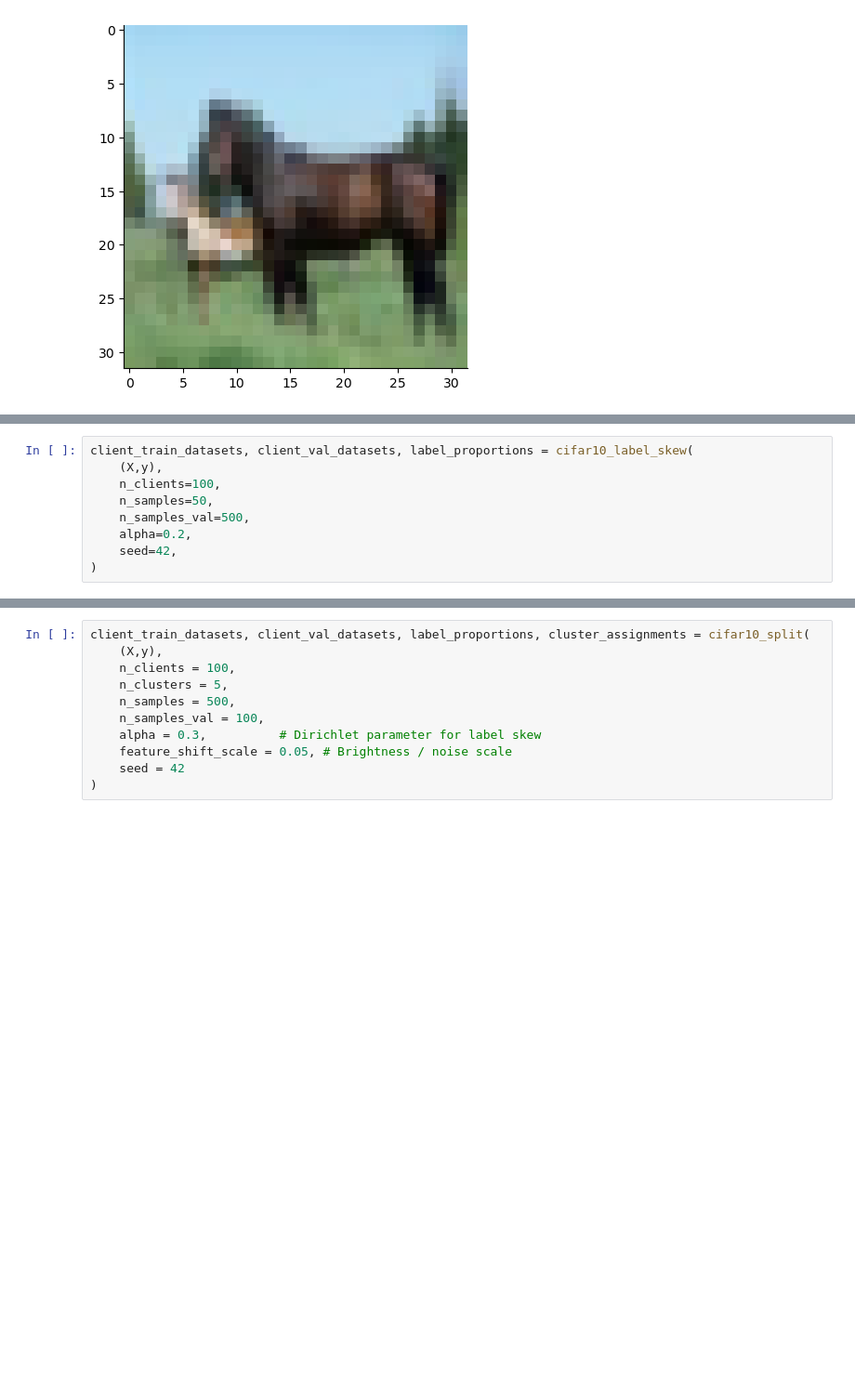
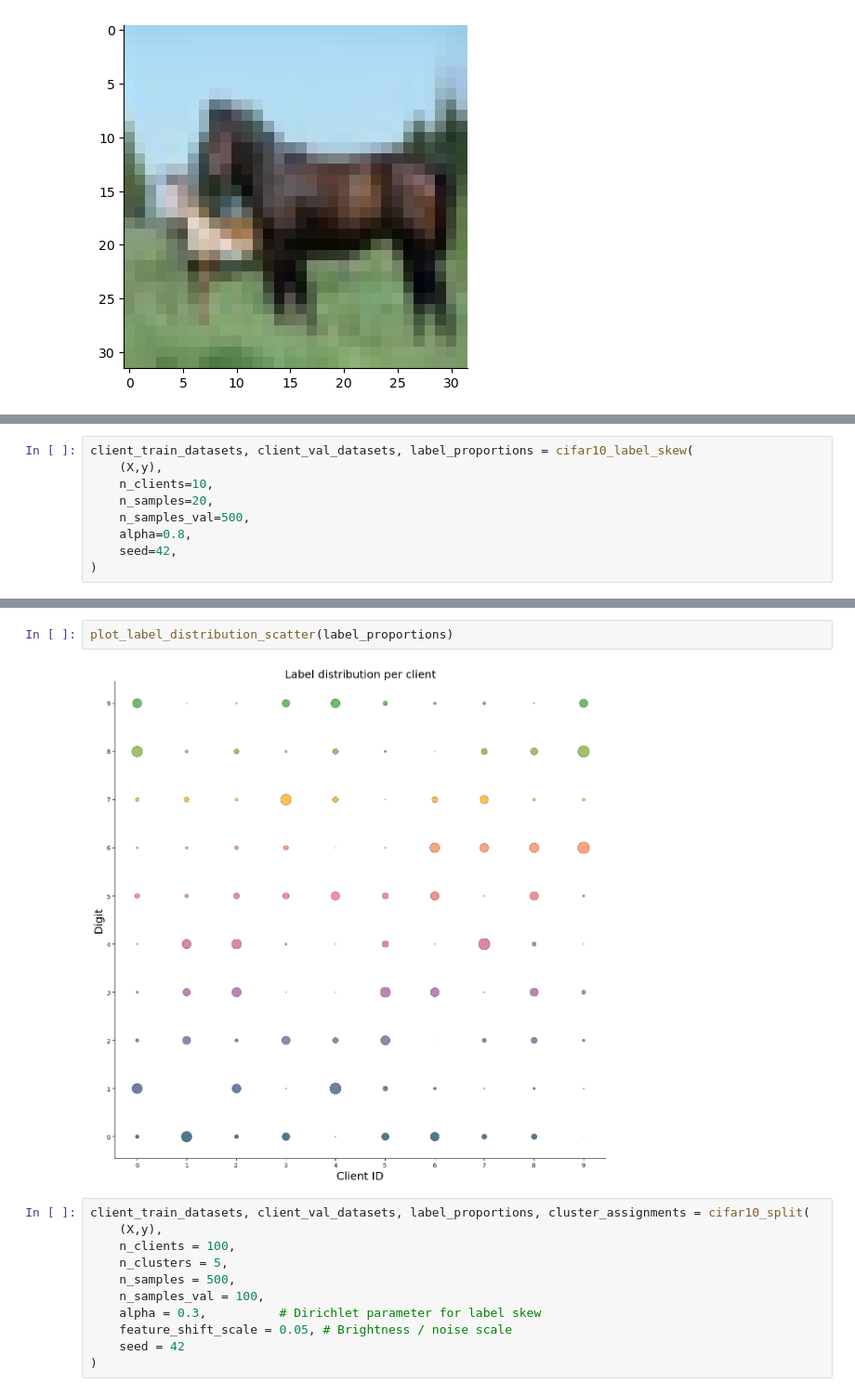
Before and after one commit to shamPJ/PersFL, a Jupyter notebook: persFL-Copy1.ipynb, the cells around one changed output, grey strips where cells are left out. Shown at 93% size. Saved outputs shown, nothing was run; the diff lists cells and outputs as text; blank space fills up the shorter version.

```diff
--- a/persFL-Copy1.ipynb
+++ b/persFL-Copy1.ipynb
@@ -2074,9 +2132,9 @@ def cifar10_label_skew(
 # %%
 client_train_datasets, client_val_datasets, label_proportions = cifar10_label_skew(
     (X,y),
-    n_clients=100,
-    n_samples=50,
+    n_clients=10,
+    n_samples=20,
     n_samples_val=500,
-    alpha=0.2,
+    alpha=0.8,
     seed=42,
 )
@@ -2226,3 +2141,7 @@ def cifar10_split(
+# %%
+plot_label_distribution_scatter(label_proportions)
+# %% [output]
+[figure, added]
 # %%
 client_train_datasets, client_val_datasets, label_proportions, cluster_assignments = cifar10_split(
     (X,y),
```
Also changed, not shown: parts of 11 cells of this notebook, 51 other files.
